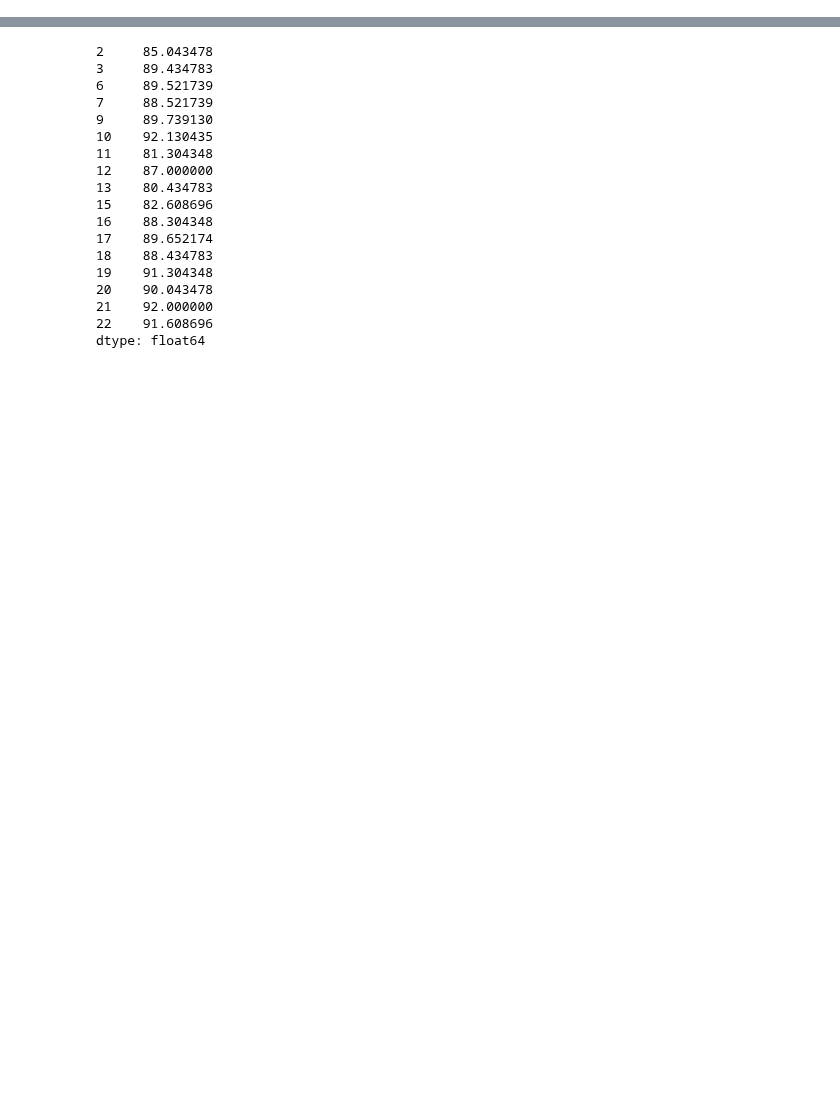
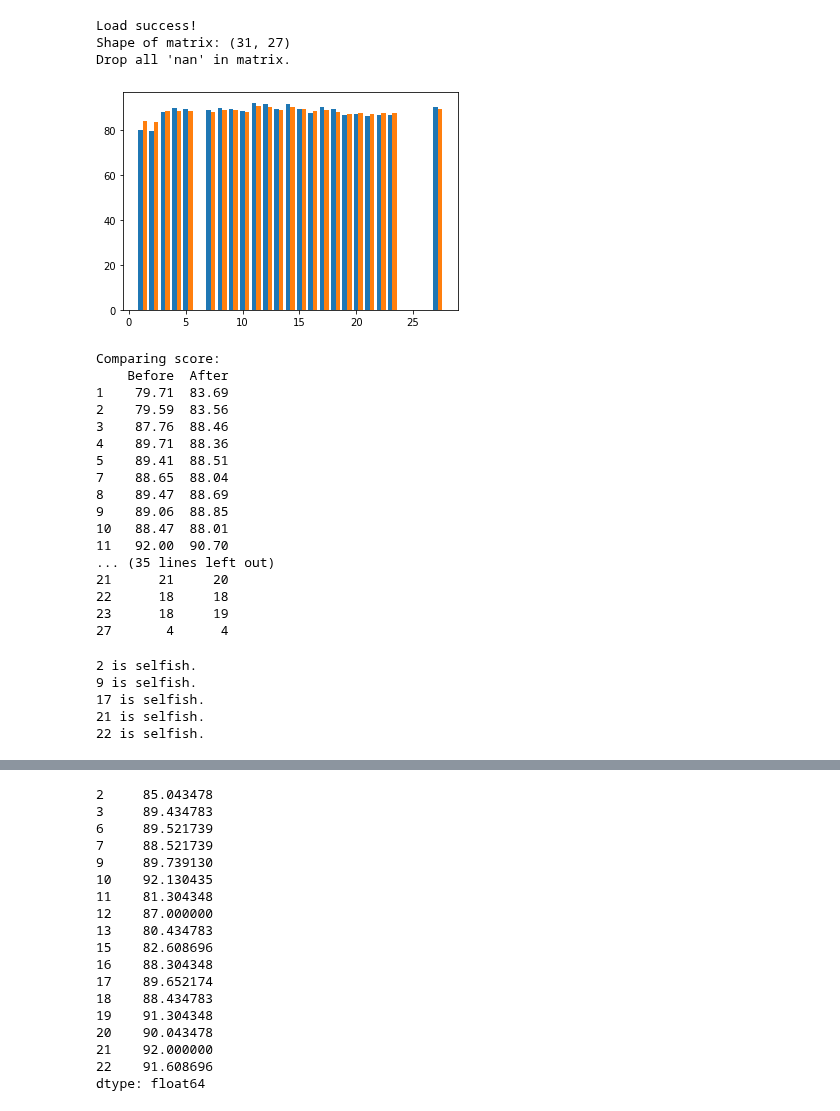
Before and after one commit to Cookize/PMR_Scoring, a Jupyter notebook: src/main.ipynb, the cells around one changed output, grey strips where cells are left out. Cells and saved outputs as stored; diff of their text form; code cells hidden in the pictures; blank space fills up the shorter version.

Commit message:
增加检查自身评分误差检查的功能
selfish or lack of confidence

```diff
--- a/src/main.ipynb
+++ b/src/main.ipynb
@@ -91,6 +64,0 @@ Shape: (17, 23)
-# %%
-score_df_lite_norm = normalize_score(score_df_lite, axis=0)
-score_final = score_df_lite_norm.mean(axis=0).mul(score_df_lite.mean(axis=0).std()).add(score_df_lite.mean(axis=0).mean()).round(decimals=2)
-score_mean = score_df_lite.mean(axis=0).round(decimals=2)
-print_dup_bar(score_final, score_mean)
-pd.DataFrame({"Before":score_mean, "After":score_final})
@@ -135,0 +65,32 @@ pd.DataFrame({"Before":score_mean.rank(ascending=False), "After":score_final.ran
+# %%
+# 使用减小评分人评分标准差距的策略
+def get_score_by_norm(score_df_origin):
+
+    # 丢弃所有空数据
+    score_df_lite = drop_all_na(score_df_origin)
+
+    # 计算源数据的数值特征
+    score_mean_origin = score_df_lite.mean(axis=0)
+
+    # 标准化源数据
+    score_df_lite_norm = normalize_score(score_df_lite, axis=0)
+
+    # 计算最后得分
+    score_final = score_df_lite_norm.mean(axis=0).mul(score_mean_origin.std()).add(score_mean_origin.mean())
+
+    return score_mean_origin.round(decimals=2), score_final.round(decimals=2), score_df_lite_norm
+# %%
+# 比较处理前后分数
+def evaluate(before, after):
+
+    # 输出柱状图
+    print_dup_bar(before, after)
+
+    # 输出表格
+    print("Comparing score:")
+    print(pd.DataFrame({"Before":before, "After":after}))
+    print("/----------------------------------------------------/")
+    # 输出排名变化情况
+    print("Comparing rank:")
+    print(pd.DataFrame({"Before":before.rank(ascending=False, method='min').astype('int'),
+                        "After":after.rank(ascending=False, method='min').astype('int')}))
@@ -135,0 +111,34 @@ pd.DataFrame({"Before":score_mean.rank(ascending=False), "After":score_final.ran
+# %%
+score_df = load_data()
+score_origin, score_final, score_norm = get_score_by_norm(score_df)
+evaluate(score_origin, score_final)
+# %% [output]
+Load success!
+Shape of matrix: (31, 27)
+Drop all 'nan' in matrix.
+[figure, added]
+Comparing score:
+    Before  After
+1    79.71  83.69
+2    79.59  83.56
+3    87.76  88.46
+4    89.71  88.36
+5    89.41  88.51
+7    88.65  88.04
+8    89.47  88.69
+9    89.06  88.85
+10   88.47  88.01
+11   92.00  90.70
+... (35 lines left out)
+21      21     20
+22      18     18
+23      18     19
+27       4      4
+# %%
+check_selfish(score_norm)
+# %% [output]
+2 is selfish.
+9 is selfish.
+17 is selfish.
+21 is selfish.
+22 is selfish.
```
Also changed, not shown: parts of 12 cells of this notebook.
